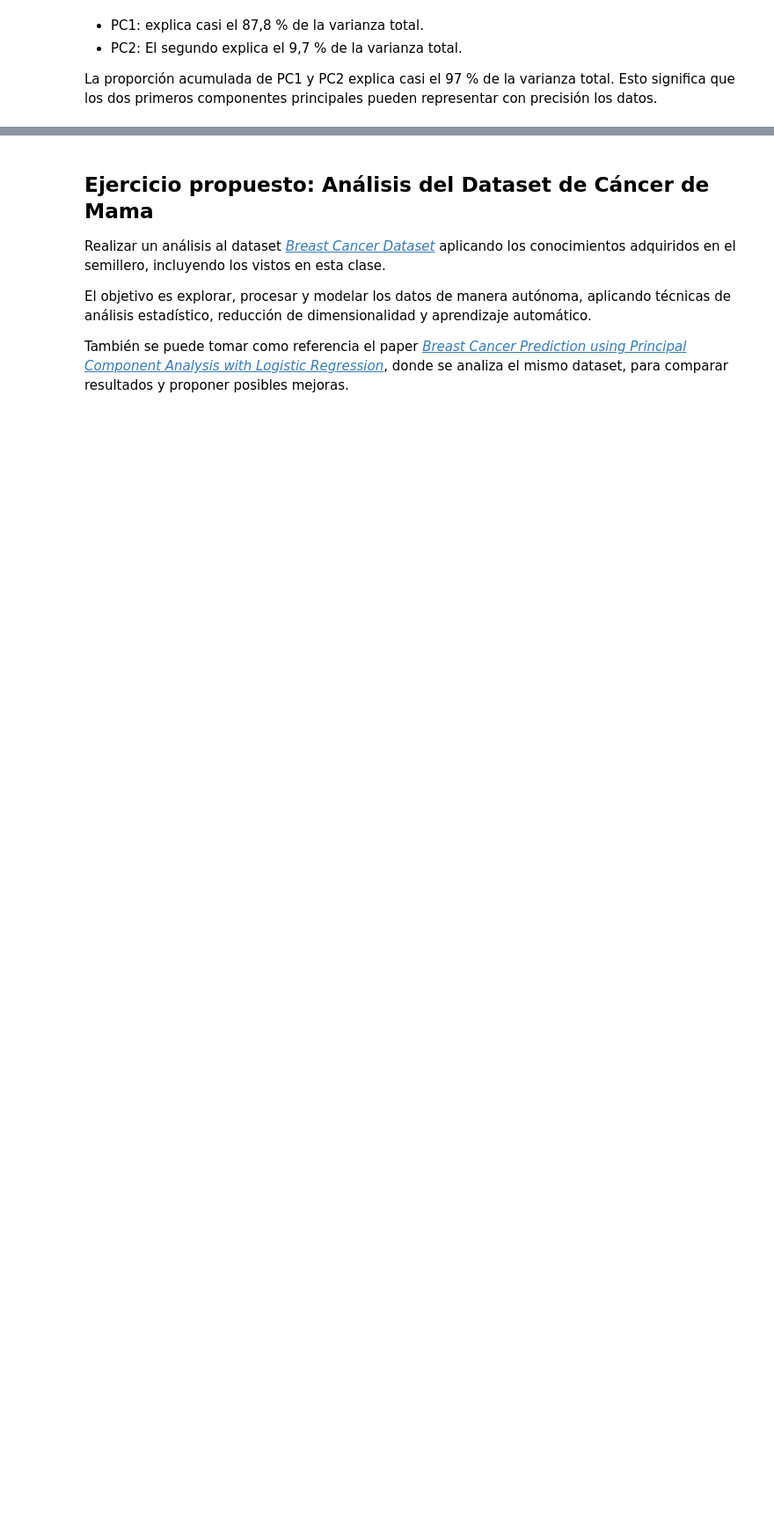
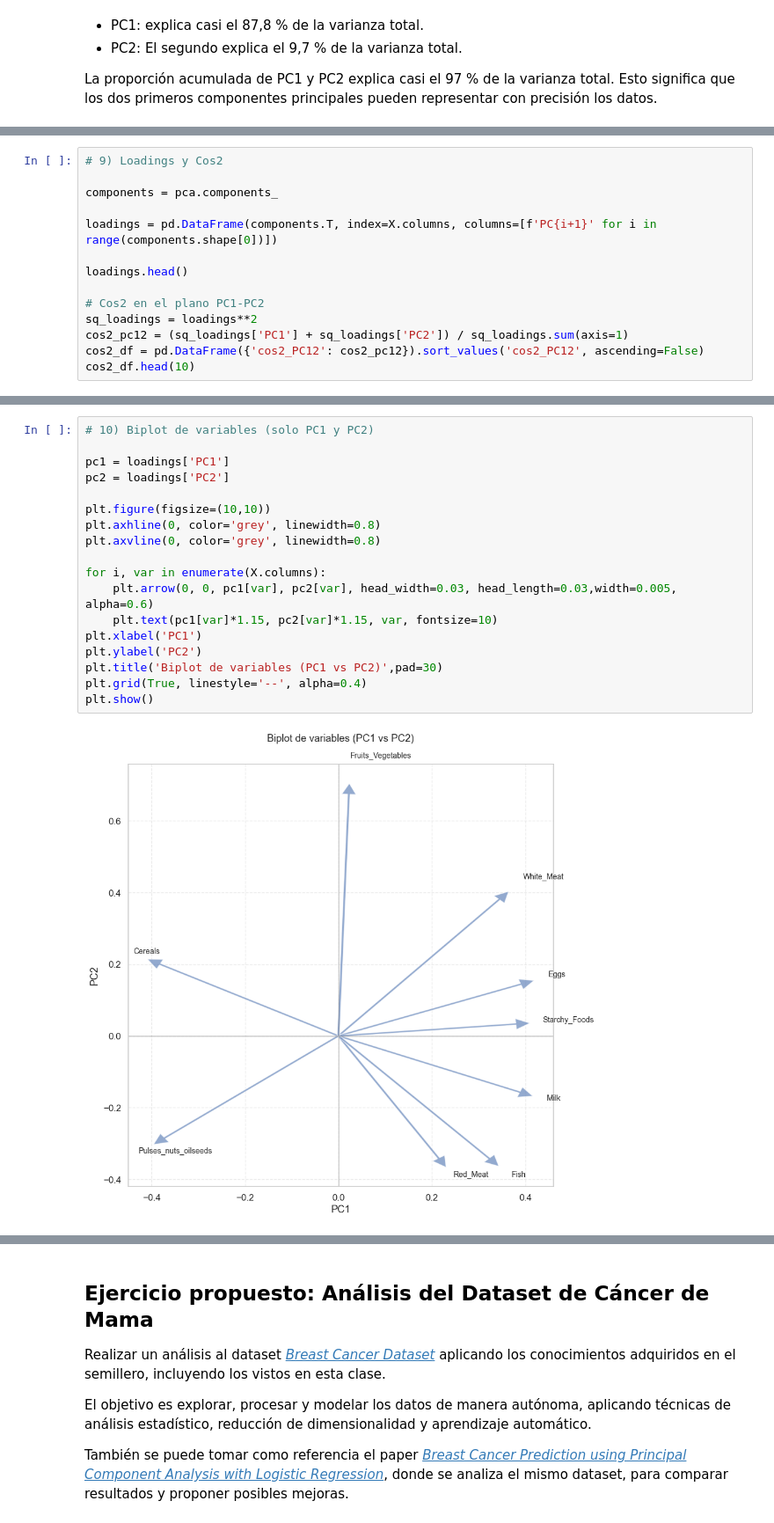
Before and after one commit to JeroHoyos/clase-pca, a Jupyter notebook: notebook-practica/ejemplo-practica.ipynb, the cells around one changed output, grey strips where cells are left out. Shown at 88% size. Saved outputs shown, nothing was run; the diff lists cells and outputs as text; blank space fills up the shorter version.

```diff
--- a/notebook-practica/ejemplo-practica.ipynb
+++ b/notebook-practica/ejemplo-practica.ipynb
@@ -372,0 +262,14 @@ plt.show()
+# %%
+# 9) Loadings y Cos2
+
+components = pca.components_
+
+loadings = pd.DataFrame(components.T, index=X.columns, columns=[f'PC{i+1}' for i in range(components.shape[0])])
+
+loadings.head()
+
+# Cos2 en el plano PC1-PC2
+sq_loadings = loadings**2
+cos2_pc12 = (sq_loadings['PC1'] + sq_loadings['PC2']) / sq_loadings.sum(axis=1)
+cos2_df = pd.DataFrame({'cos2_PC12': cos2_pc12}).sort_values('cos2_PC12', ascending=False)
+cos2_df.head(10)
@@ -372,0 +290,20 @@ plt.show()
+# %%
+# 10) Biplot de variables (solo PC1 y PC2)
+
+pc1 = loadings['PC1']
+pc2 = loadings['PC2']
+
+plt.figure(figsize=(10,10))
+plt.axhline(0, color='grey', linewidth=0.8)
+plt.axvline(0, color='grey', linewidth=0.8)
+
+for i, var in enumerate(X.columns):
+    plt.arrow(0, 0, pc1[var], pc2[var], head_width=0.03, head_length=0.03,width=0.005, alpha=0.6)
+    plt.text(pc1[var]*1.15, pc2[var]*1.15, var, fontsize=10)
+plt.xlabel('PC1')
+plt.ylabel('PC2')
+plt.title('Biplot de variables (PC1 vs PC2)',pad=30)
+plt.grid(True, linestyle='--', alpha=0.4)
+plt.show()
+# %% [output]
+[figure, added]
```
Also changed, not shown: parts of 48 cells of this notebook.
